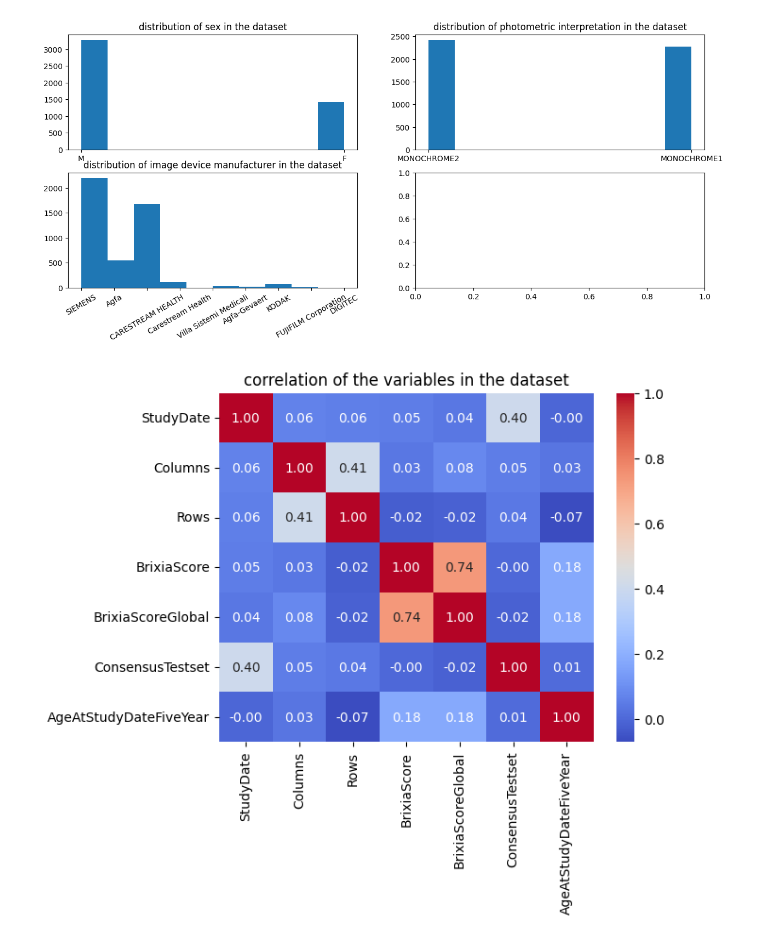
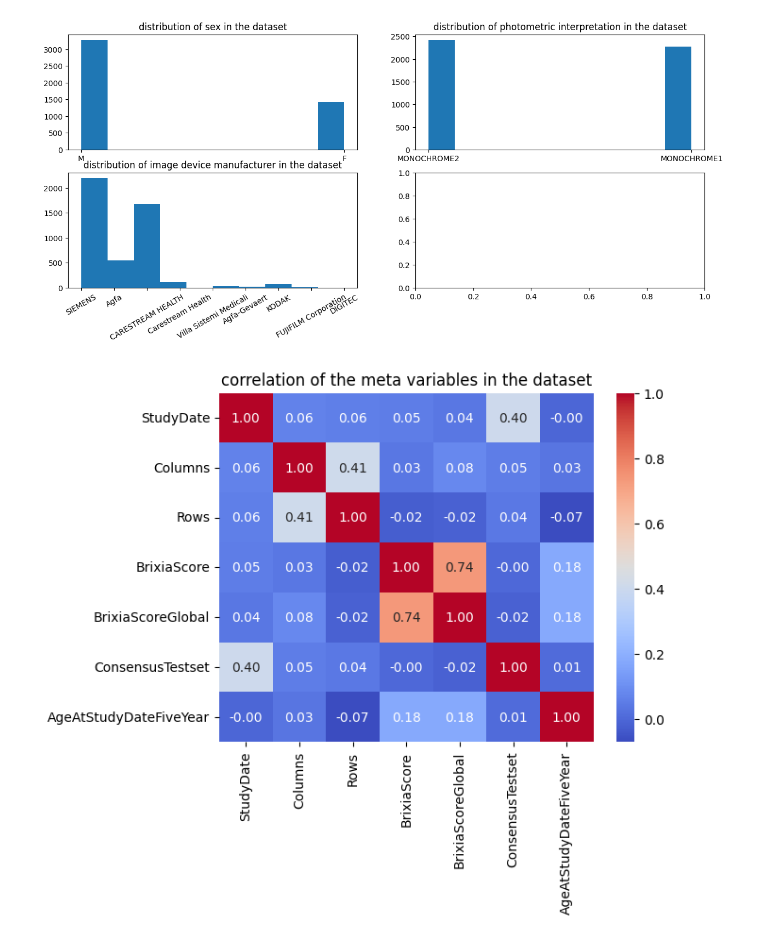
Before and after one commit to adcollin/COVID-detection-from-XRay, a Jupyter notebook: Data/Brixia/Brixia_EDA.ipynb, the cells around one changed output. Cells and saved outputs as stored; diff of their text form; code cells hidden in the pictures.

```diff
--- a/Data/Brixia/Brixia_EDA.ipynb
+++ b/Data/Brixia/Brixia_EDA.ipynb
@@ -145,8 +145,8 @@ Text(0.5, 1.0, 'distribution of photometric interpretation in the dataset')
 # %%
 #correlation matrix -- of numerical metadata
 corr_matrix = df_metadata.corr()
 sns.heatmap(corr_matrix, annot=True, cmap='coolwarm', fmt=".2f", annot_kws={"size": 10})
-plt.title('correlation of the variables in the dataset')
+plt.title('correlation of the meta variables in the dataset')
 plt.show()
 # %% [output]
-[figure, old version]
+[figure, new version]
```
